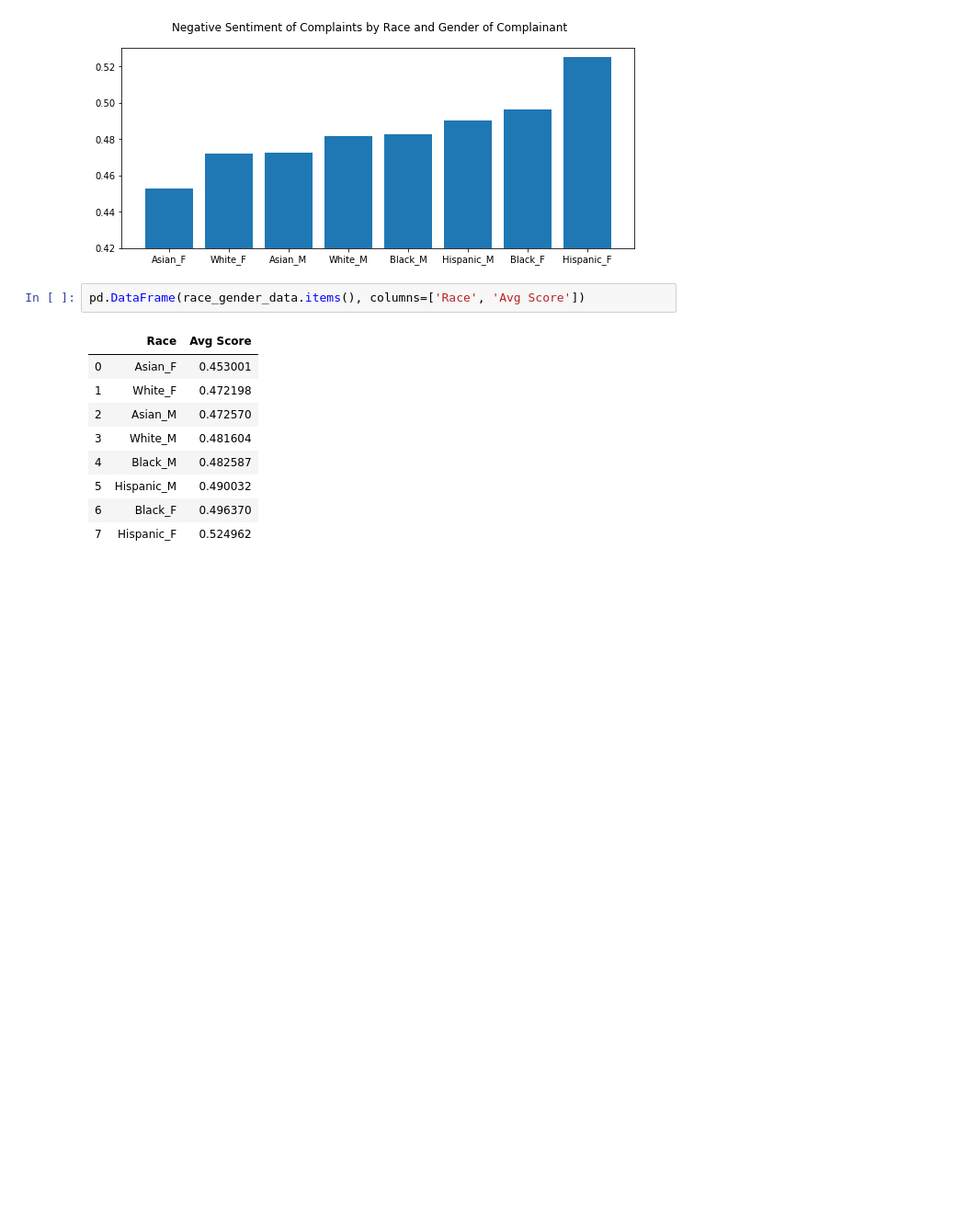
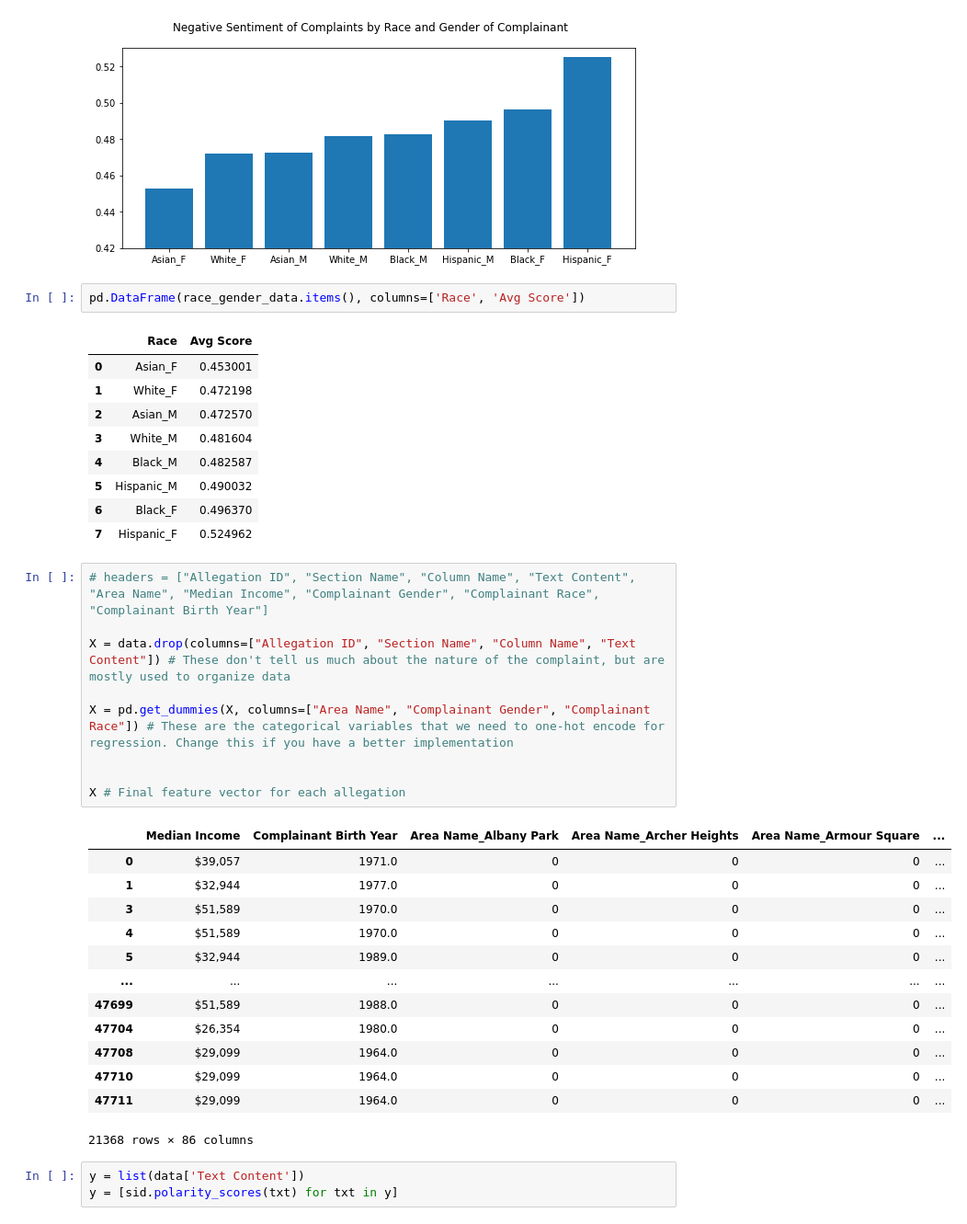
Before and after one commit to Faraaz-Beyabani/CPDP_Daring_Riddlers, a Jupyter notebook: checkpoint-5/src/checkpoint-5.ipynb, the cells around one changed output. Shown at 92% size. Saved outputs shown, nothing was run; the diff lists cells and outputs as text; blank space fills up the shorter version.

Commit message:
Organize data for regression

```diff
--- a/checkpoint-5/src/checkpoint-5.ipynb
+++ b/checkpoint-5/src/checkpoint-5.ipynb
@@ -212,3 +212,29 @@ pd.DataFrame(race_gender_data.items(), columns=['Race', 'Avg Score'])
 | 5 | Hispanic_M | 0.490032 |
 | 6 | Black_F | 0.496370 |
 | 7 | Hispanic_F | 0.524962 |
+# %%
+# headers = ["Allegation ID", "Section Name", "Column Name", "Text Content", "Area Name", "Median Income", "Complainant Gender", "Complainant Race", "Complainant Birth Year"]
+
+X = data.drop(columns=["Allegation ID", "Section Name", "Column Name", "Text Content"]) # These don't tell us much about the nature of the complaint, but are mostly used to organize data
+
+X = pd.get_dummies(X, columns=["Area Name", "Complainant Gender", "Complainant Race"]) # These are the categorical variables that we need to one-hot encode for regression. Change this if you have a better implementation
+
+
+X # Final feature vector for each allegation
+# %% [output]
+|  | Median Income | Complainant Birth Year | Area Name_Albany Park | Area Name_Archer Heights | Area Name_Armour Square | ... |
+| 0 | $39,057 | 1971.0 | 0 | 0 | 0 | ... |
+| 1 | $32,944 | 1977.0 | 0 | 0 | 0 | ... |
+| 3 | $51,589 | 1970.0 | 0 | 0 | 0 | ... |
+| 4 | $51,589 | 1970.0 | 0 | 0 | 0 | ... |
+| 5 | $32,944 | 1989.0 | 0 | 0 | 0 | ... |
+| ... | ... | ... | ... | ... | ... | ... |
+| 47699 | $51,589 | 1988.0 | 0 | 0 | 0 | ... |
+| 47704 | $26,354 | 1980.0 | 0 | 0 | 0 | ... |
+| 47708 | $29,099 | 1964.0 | 0 | 0 | 0 | ... |
+| 47710 | $29,099 | 1964.0 | 0 | 0 | 0 | ... |
+| 47711 | $29,099 | 1964.0 | 0 | 0 | 0 | ... |
+21368 rows × 86 columns
+# %%
+y = list(data['Text Content'])
+y = [sid.polarity_scores(txt) for txt in y]
```
Also changed, not shown: parts of 3 cells of this notebook.
